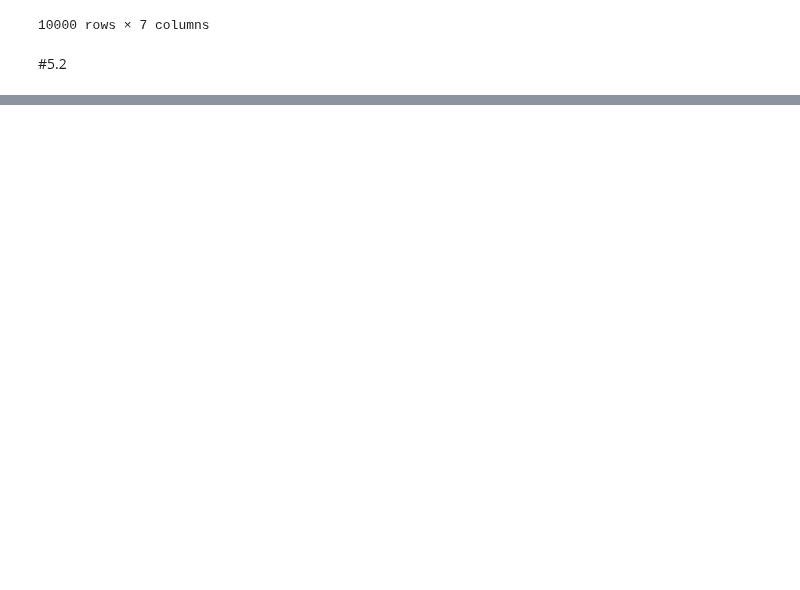
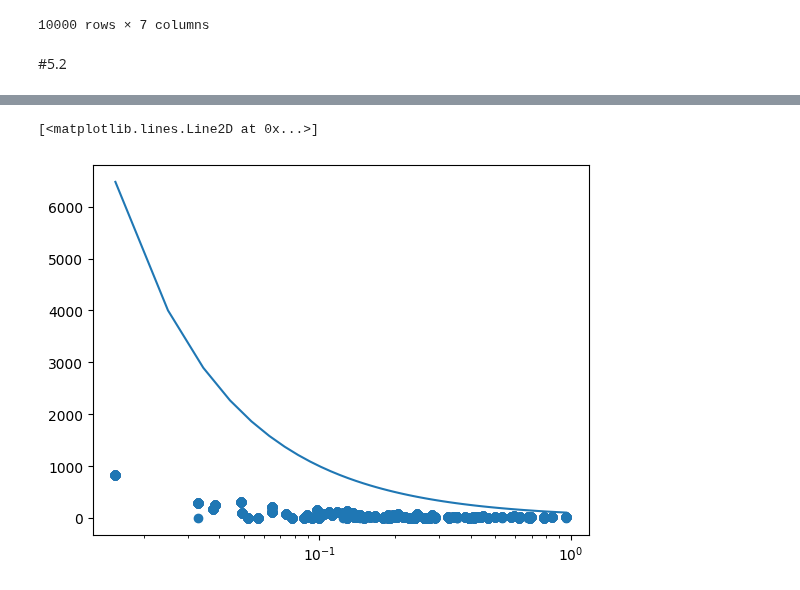
Before and after one commit to a13xbb/optimization-labs-mag, a Jupyter notebook: main.ipynb, the cells around one changed output, grey strips where cells are left out. Saved outputs shown, nothing was run; the diff lists cells and outputs as text; code cells hidden in the pictures; blank space fills up the shorter version.

```diff
--- a/main.ipynb
+++ b/main.ipynb
@@ -296,0 +295,12 @@ plt.scatter(dim_10_spectral_stats_agg["conditional_number"], dim_10_spectral_sta
+# %%
+plt.xscale('log')
+plt.scatter(dim_10_spectral_stats["strong_convexity_alpha"], dim_10_spectral_stats["iters"])
+
+mu_np_ls = np.linspace(dim_10_spectral_stats["strong_convexity_alpha"].min(),dim_10_spectral_stats["strong_convexity_alpha"].max(), 100)
+
+hb_curve = 1 / (mu_np_ls*0.01)
+
+plt.plot(mu_np_ls, hb_curve)
+# %% [output]
+[<matplotlib.lines.Line2D at 0x...>]
+[figure, added]
```
Also changed, not shown: parts of 8 cells of this notebook.
